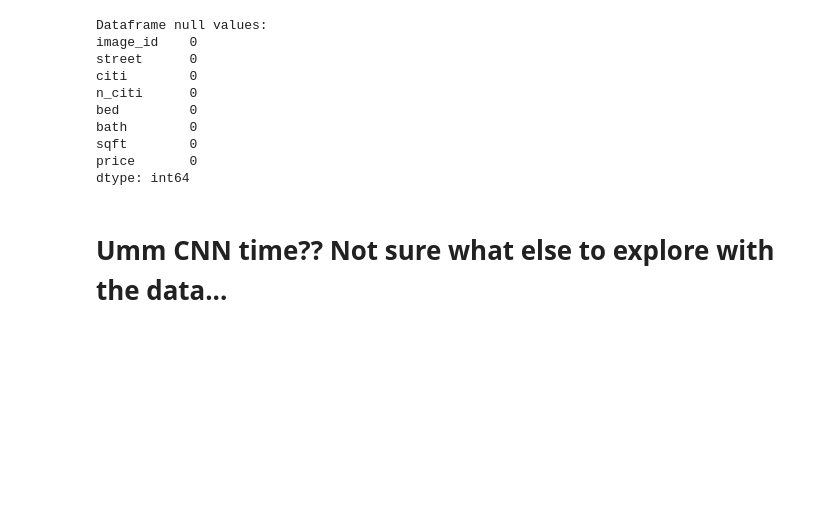
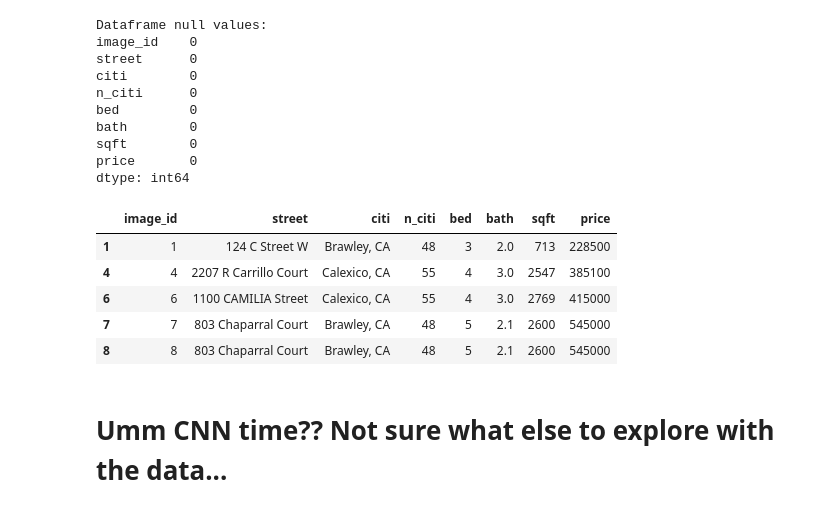
Before and after one commit to nam0mi/HouseHunter, a Jupyter notebook: HouseHunter.ipynb, the cells around one changed output. Cells and saved outputs as stored; diff of their text form; code cells hidden in the pictures; blank space fills up the shorter version.

```diff
--- a/HouseHunter.ipynb
+++ b/HouseHunter.ipynb
@@ -75,3 +80,12 @@ dtype: int64
+# %%
+df.head()
+# %% [output]
+|  | image_id | street | citi | n_citi | bed | bath | sqft | price |
+| 1 | 1 | 124 C Street W | Brawley, CA | 48 | 3 | 2.0 | 713 | 228500 |
+| 4 | 4 | 2207 R Carrillo Court | Calexico, CA | 55 | 4 | 3.0 | 2547 | 385100 |
+| 6 | 6 | 1100 CAMILIA Street | Calexico, CA | 55 | 4 | 3.0 | 2769 | 415000 |
+| 7 | 7 | 803 Chaparral Court | Brawley, CA | 48 | 5 | 2.1 | 2600 | 545000 |
+| 8 | 8 | 803 Chaparral Court | Brawley, CA | 48 | 5 | 2.1 | 2600 | 545000 |
 # %% [markdown]
 # Umm CNN time?? Not sure what else to explore with the data...
 # %%
```
Also changed, not shown: parts of 2 cells of this notebook.
